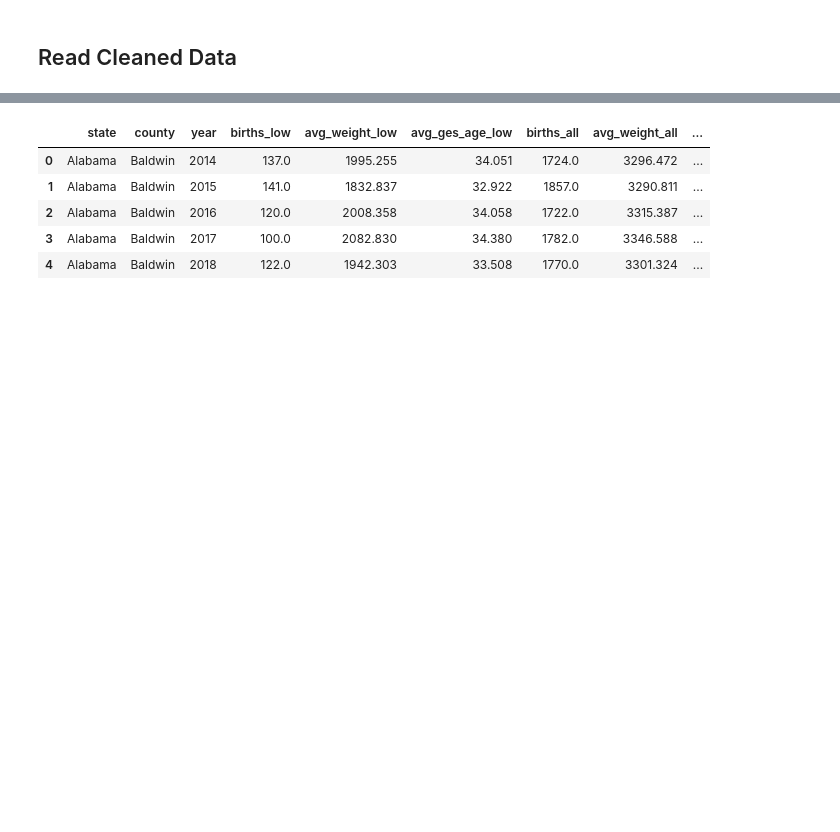
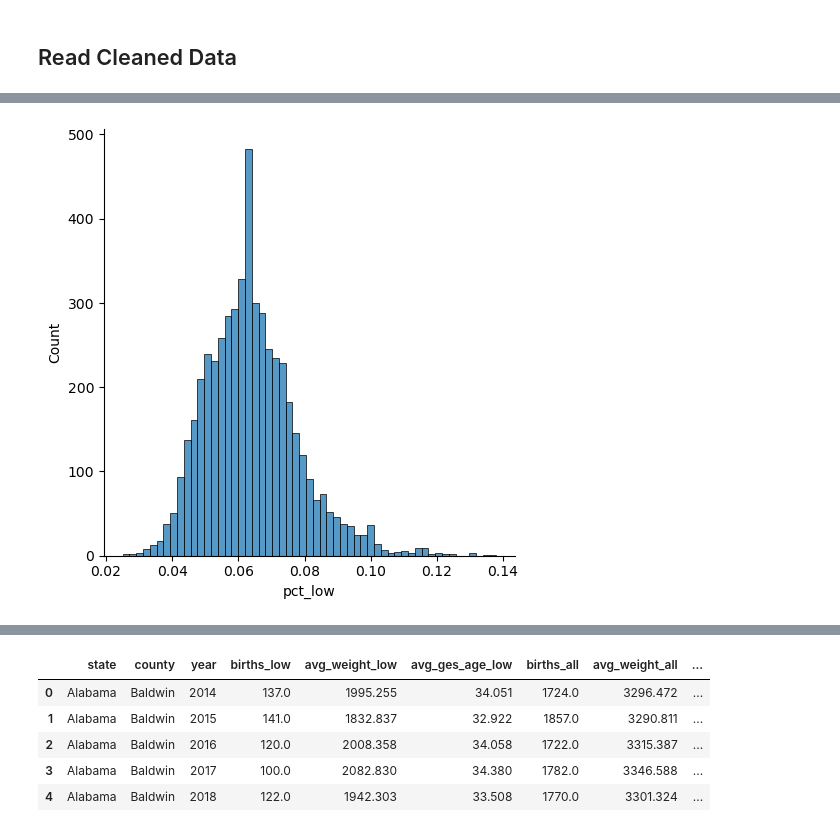
Before and after one commit to wdegraw93/low_birth_weight_vs_aqi_study, a Jupyter notebook: matt.ipynb, the cells around one changed output, grey strips where cells are left out. Saved outputs shown, nothing was run; the diff lists cells and outputs as text; code cells hidden in the pictures; blank space fills up the shorter version.

Commit message:
close to final CDC data cleaning; interim EPA cleaning; start EDA

```diff
--- a/matt.ipynb
+++ b/matt.ipynb
@@ -539,3 +636,5 @@ cdc.to_csv('data/cdc_cleaned.csv', index=False)
 # EDA
 # %% [markdown]
 ## Read Cleaned Data
+# %%
+df = pd.read_csv('data/combined_clean.csv')
@@ -541,0 +664,4 @@ cdc.to_csv('data/cdc_cleaned.csv', index=False)
+# %%
+sns.displot(df['pct_low']);
+# %% [output]
+[figure, added]
```
Also changed, not shown: parts of 55 cells of this notebook.
